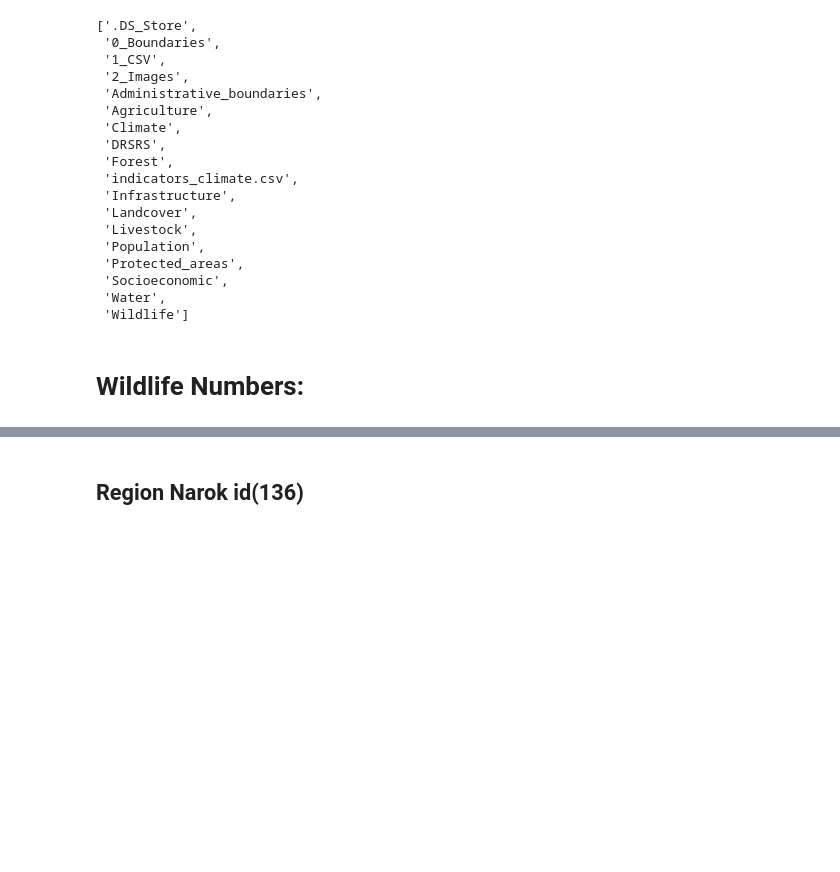
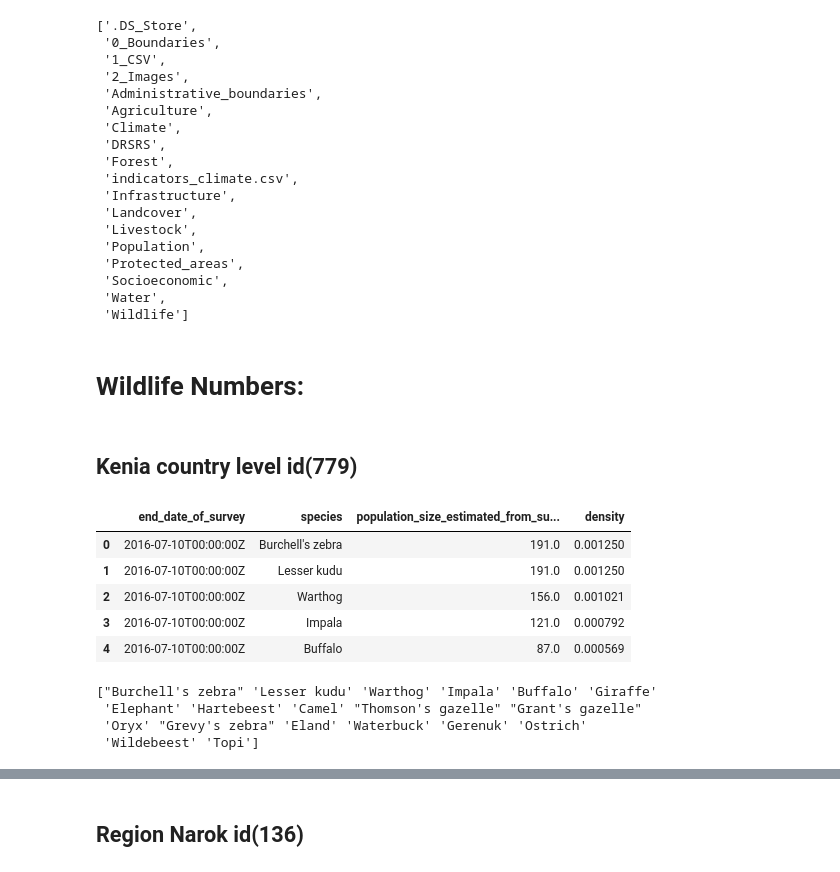
Before and after one commit to Vizzuality/notebooks, a Jupyter notebook: Kenia-dashboard/dashboard-exploration.ipynb, the cells around one changed output, grey strips where cells are left out. Drawn from its saved outputs; the diff is of its cells as text; code cells hidden in the pictures; blank space fills up the shorter version.

```diff
--- a/Kenia-dashboard/dashboard-exploration.ipynb
+++ b/Kenia-dashboard/dashboard-exploration.ipynb
@@ -68,3 +68,23 @@ os.listdir(data_path)
  'Wildlife']
 # %% [markdown]
 # Wildlife Numbers:
+# %% [markdown]
+## Kenia country level id(779)
+# %%
+data = get_api_call("select end_date_of_survey, species, sum(population_size_estimated_from_survey) as population_size_estimated_from_survey, sum(population_size_estimated_from_survey)/152823.128196037 as density from drsrs_county_summaries_ogutu_etal_2 where species not in ('Sheep and goats', 'Donkey', 'Cattle') and population_size_estimated_from_survey is not null and population_size_estimated_from_survey > 0 group by end_date_of_survey, species  order by end_date_of_survey desc, population_size_estimated_from_survey desc")
+data[["end_date_of_survey","species","population_size_estimated_from_survey", "density"]].head(5)
+# %% [output]
+|  | end_date_of_survey | species | population_size_estimated_from_su... | density |
+| 0 | 2016-07-10T00:00:00Z | Burchell's zebra | 191.0 | 0.001250 |
+| 1 | 2016-07-10T00:00:00Z | Lesser kudu | 191.0 | 0.001250 |
+| 2 | 2016-07-10T00:00:00Z | Warthog | 156.0 | 0.001021 |
+| 3 | 2016-07-10T00:00:00Z | Impala | 121.0 | 0.000792 |
+| 4 | 2016-07-10T00:00:00Z | Buffalo | 87.0 | 0.000569 |
+# %%
+species = data.species.unique()
+print(species)
+# %% [output]
+["Burchell's zebra" 'Lesser kudu' 'Warthog' 'Impala' 'Buffalo' 'Giraffe'
+ 'Elephant' 'Hartebeest' 'Camel' "Thomson's gazelle" "Grant's gazelle"
+ 'Oryx' "Grevy's zebra" 'Eland' 'Waterbuck' 'Gerenuk' 'Ostrich'
+ 'Wildebeest' 'Topi']
```
Also changed, not shown: parts of 5 cells of this notebook.
